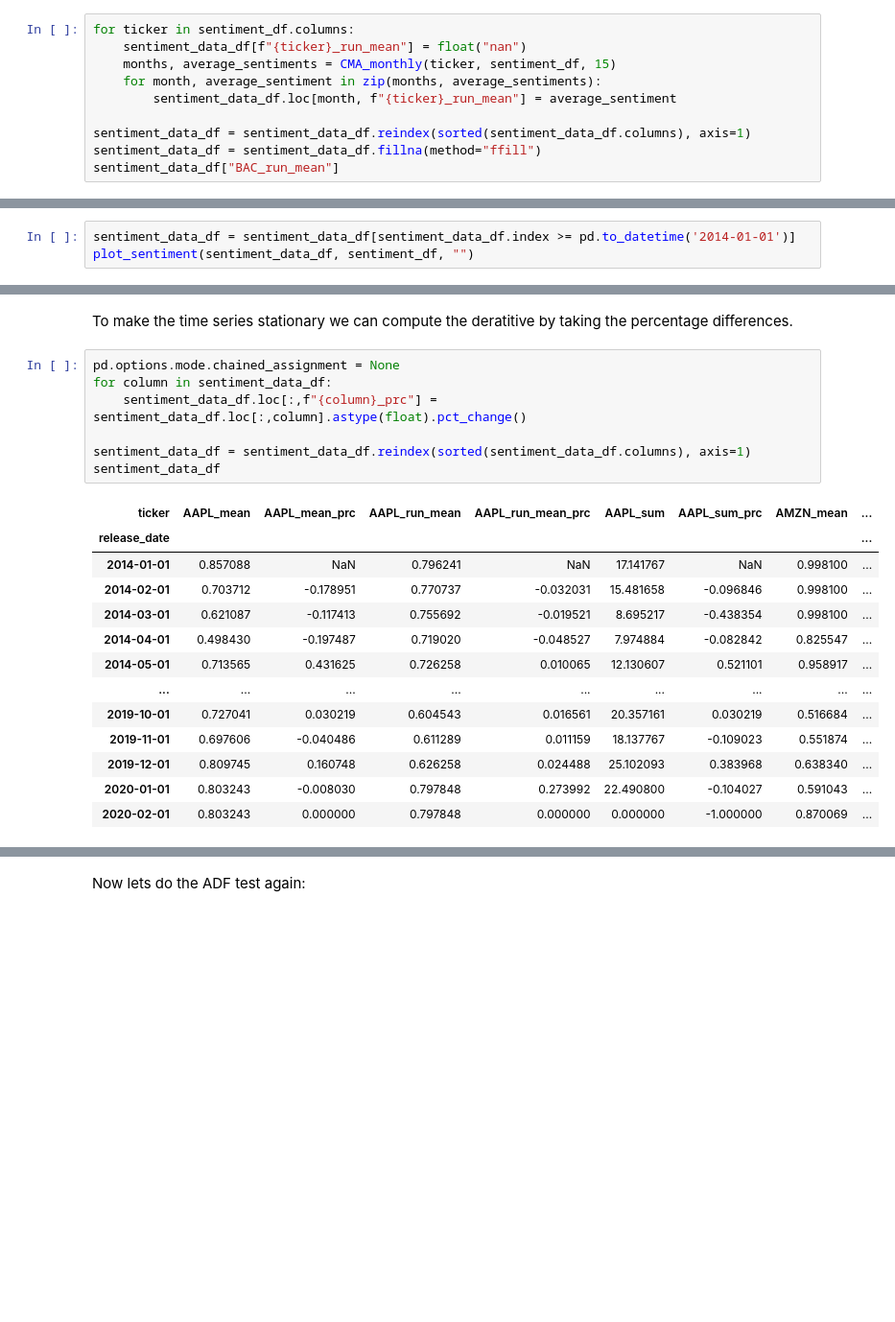
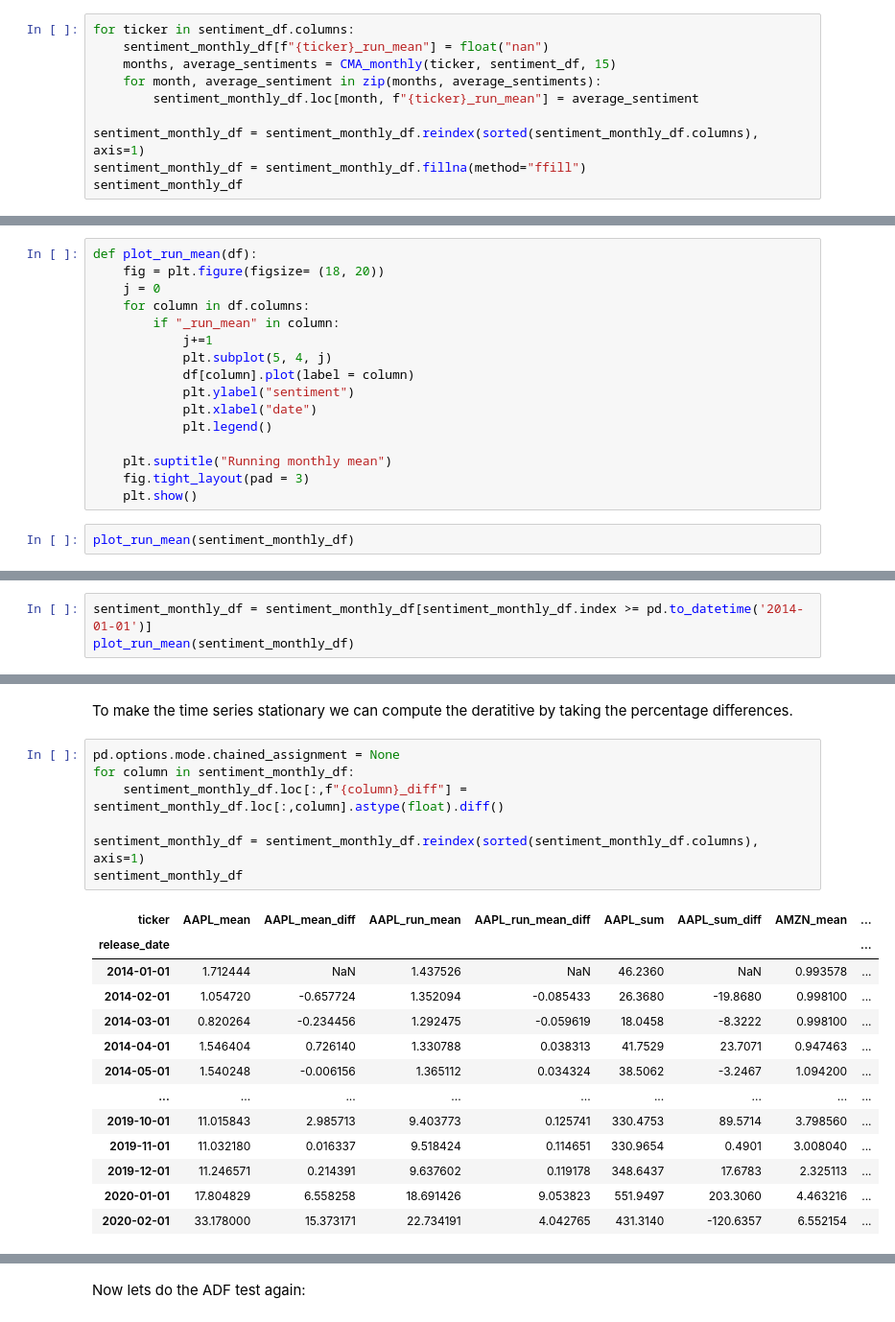
Before and after one commit to DerkNiessink/Project_SDA, a Jupyter notebook: src/Sentiment Timeseries.ipynb, the cells around one changed output, grey strips where cells are left out. Shown at 96% size. Saved outputs shown, nothing was run; the diff lists cells and outputs as text; blank space fills up the shorter version.

```diff
--- a/src/Sentiment Timeseries.ipynb
+++ b/src/Sentiment Timeseries.ipynb
@@ -213,11 +241,11 @@ sentiment_data_df
 # %%
 for ticker in sentiment_df.columns:
-    sentiment_data_df[f"{ticker}_run_mean"] = float("nan")
+    sentiment_monthly_df[f"{ticker}_run_mean"] = float("nan")
     months, average_sentiments = CMA_monthly(ticker, sentiment_df, 15)
     for month, average_sentiment in zip(months, average_sentiments):
-        sentiment_data_df.loc[month, f"{ticker}_run_mean"] = average_sentiment
+        sentiment_monthly_df.loc[month, f"{ticker}_run_mean"] = average_sentiment
 
-sentiment_data_df = sentiment_data_df.reindex(sorted(sentiment_data_df.columns), axis=1)
-sentiment_data_df = sentiment_data_df.fillna(method="ffill")
-sentiment_data_df["BAC_run_mean"]
+sentiment_monthly_df = sentiment_monthly_df.reindex(sorted(sentiment_monthly_df.columns), axis=1)
+sentiment_monthly_df = sentiment_monthly_df.fillna(method="ffill")
+sentiment_monthly_df
 # %% [output]
@@ -283,0 +266,18 @@ plot_sentiment(sentiment_data_df, sentiment_df, "")
+# %%
+def plot_run_mean(df):
+    fig = plt.figure(figsize= (18, 20))
+    j = 0
+    for column in df.columns:
+        if "_run_mean" in column:
+            j+=1
+            plt.subplot(5, 4, j)
+            df[column].plot(label = column)
+            plt.ylabel("sentiment")
+            plt.xlabel("date")
+            plt.legend()
+
+    plt.suptitle("Running monthly mean")
+    fig.tight_layout(pad = 3)
+    plt.show()
+# %%
+plot_run_mean(sentiment_monthly_df)
@@ -284,4 +286,4 @@ plot_sentiment(sentiment_data_df, sentiment_df, "")
 # %%
-sentiment_data_df = sentiment_data_df[sentiment_data_df.index >= pd.to_datetime('2014-01-01')]
-plot_sentiment(sentiment_data_df, sentiment_df, "")
+sentiment_monthly_df = sentiment_monthly_df[sentiment_monthly_df.index >= pd.to_datetime('2014-01-01')]
+plot_run_mean(sentiment_monthly_df)
 # %% [output]
@@ -419,24 +431,24 @@ Stocks above are not stationary for the running mean
 To make the time series stationary we can compute the deratitive by taking the percentage differences.
 # %%
 pd.options.mode.chained_assignment = None
-for column in sentiment_data_df:
-    sentiment_data_df.loc[:,f"{column}_prc"] = sentiment_data_df.loc[:,column].astype(float).pct_change()
+for column in sentiment_monthly_df:
+    sentiment_monthly_df.loc[:,f"{column}_diff"] = sentiment_monthly_df.loc[:,column].astype(float).diff()
 
-sentiment_data_df = sentiment_data_df.reindex(sorted(sentiment_data_df.columns), axis=1)
-sentiment_data_df
+sentiment_monthly_df = sentiment_monthly_df.reindex(sorted(sentiment_monthly_df.columns), axis=1)
+sentiment_monthly_df
 # %% [output]
-| ticker | AAPL_mean | AAPL_mean_prc | AAPL_run_mean | AAPL_run_mean_prc | AAPL_sum | AAPL_sum_prc | AMZN_mean | ... |
+| ticker | AAPL_mean | AAPL_mean_diff | AAPL_run_mean | AAPL_run_mean_diff | AAPL_sum | AAPL_sum_diff | AMZN_mean | ... |
 | release_date |  |  |  |  |  |  |  | ... |
-| 2014-01-01 | 0.857088 | NaN | 0.796241 | NaN | 17.141767 | NaN | 0.998100 | ... |
-| 2014-02-01 | 0.703712 | -0.178951 | 0.770737 | -0.032031 | 15.481658 | -0.096846 | 0.998100 | ... |
-| 2014-03-01 | 0.621087 | -0.117413 | 0.755692 | -0.019521 | 8.695217 | -0.438354 | 0.998100 | ... |
-| 2014-04-01 | 0.498430 | -0.197487 | 0.719020 | -0.048527 | 7.974884 | -0.082842 | 0.825547 | ... |
-| 2014-05-01 | 0.713565 | 0.431625 | 0.726258 | 0.010065 | 12.130607 | 0.521101 | 0.958917 | ... |
+| 2014-01-01 | 1.712444 | NaN | 1.437526 | NaN | 46.2360 | NaN | 0.993578 | ... |
+| 2014-02-01 | 1.054720 | -0.657724 | 1.352094 | -0.085433 | 26.3680 | -19.8680 | 0.998100 | ... |
+| 2014-03-01 | 0.820264 | -0.234456 | 1.292475 | -0.059619 | 18.0458 | -8.3222 | 0.998100 | ... |
+| 2014-04-01 | 1.546404 | 0.726140 | 1.330788 | 0.038313 | 41.7529 | 23.7071 | 0.947463 | ... |
+| 2014-05-01 | 1.540248 | -0.006156 | 1.365112 | 0.034324 | 38.5062 | -3.2467 | 1.094200 | ... |
 | ... | ... | ... | ... | ... | ... | ... | ... | ... |
-| 2019-10-01 | 0.727041 | 0.030219 | 0.604543 | 0.016561 | 20.357161 | 0.030219 | 0.516684 | ... |
-| 2019-11-01 | 0.697606 | -0.040486 | 0.611289 | 0.011159 | 18.137767 | -0.109023 | 0.551874 | ... |
-| 2019-12-01 | 0.809745 | 0.160748 | 0.626258 | 0.024488 | 25.102093 | 0.383968 | 0.638340 | ... |
-| 2020-01-01 | 0.803243 | -0.008030 | 0.797848 | 0.273992 | 22.490800 | -0.104027 | 0.591043 | ... |
-| 2020-02-01 | 0.803243 | 0.000000 | 0.797848 | 0.000000 | 0.000000 | -1.000000 | 0.870069 | ... |
+| 2019-10-01 | 11.015843 | 2.985713 | 9.403773 | 0.125741 | 330.4753 | 89.5714 | 3.798560 | ... |
+| 2019-11-01 | 11.032180 | 0.016337 | 9.518424 | 0.114651 | 330.9654 | 0.4901 | 3.008040 | ... |
+| 2019-12-01 | 11.246571 | 0.214391 | 9.637602 | 0.119178 | 348.6437 | 17.6783 | 2.325113 | ... |
+| 2020-01-01 | 17.804829 | 6.558258 | 18.691426 | 9.053823 | 551.9497 | 203.3060 | 4.463216 | ... |
+| 2020-02-01 | 33.178000 | 15.373171 | 22.734191 | 4.042765 | 431.3140 | -120.6357 | 6.552154 | ... |
 74 rows × 90 columns
 # %%
```
Also changed, not shown: parts of 61 cells of this notebook.
